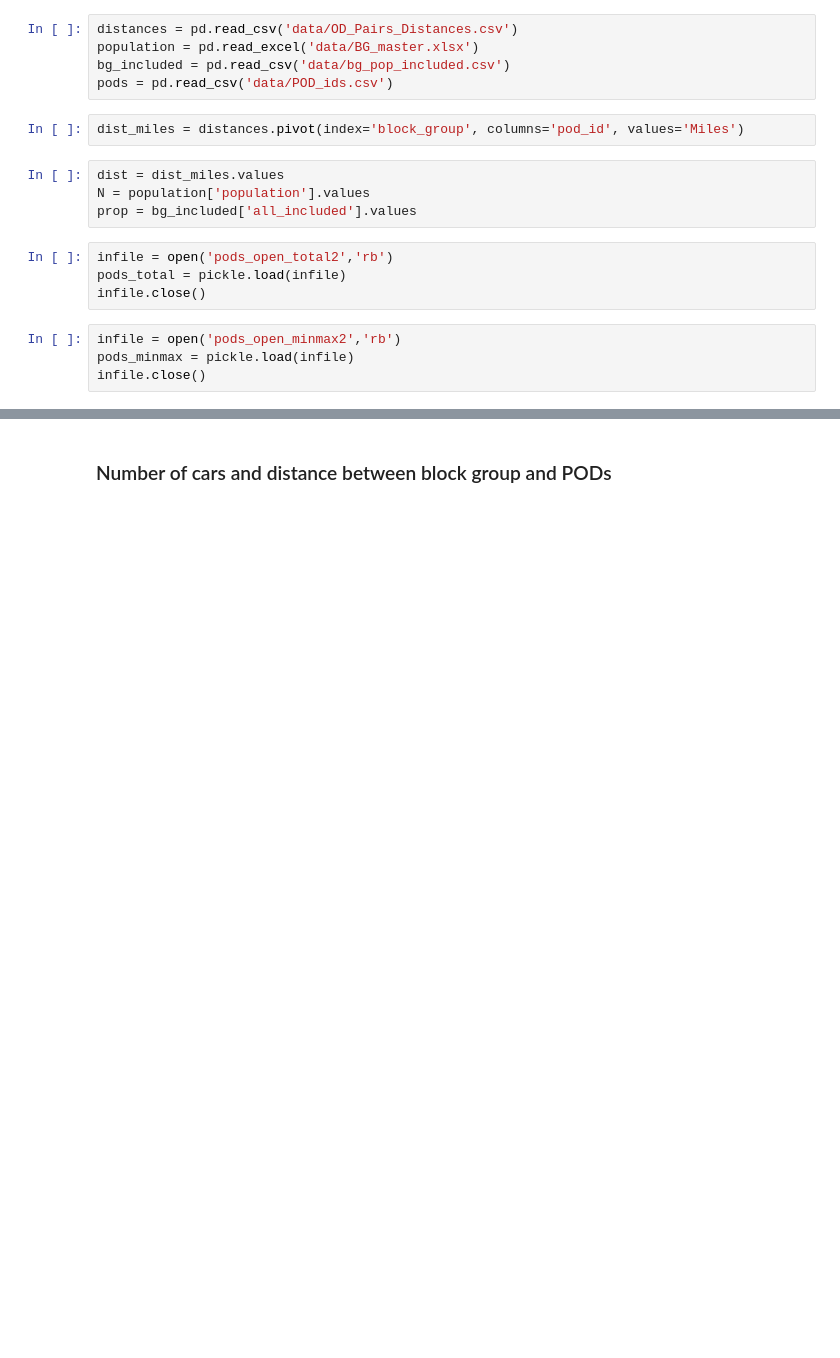
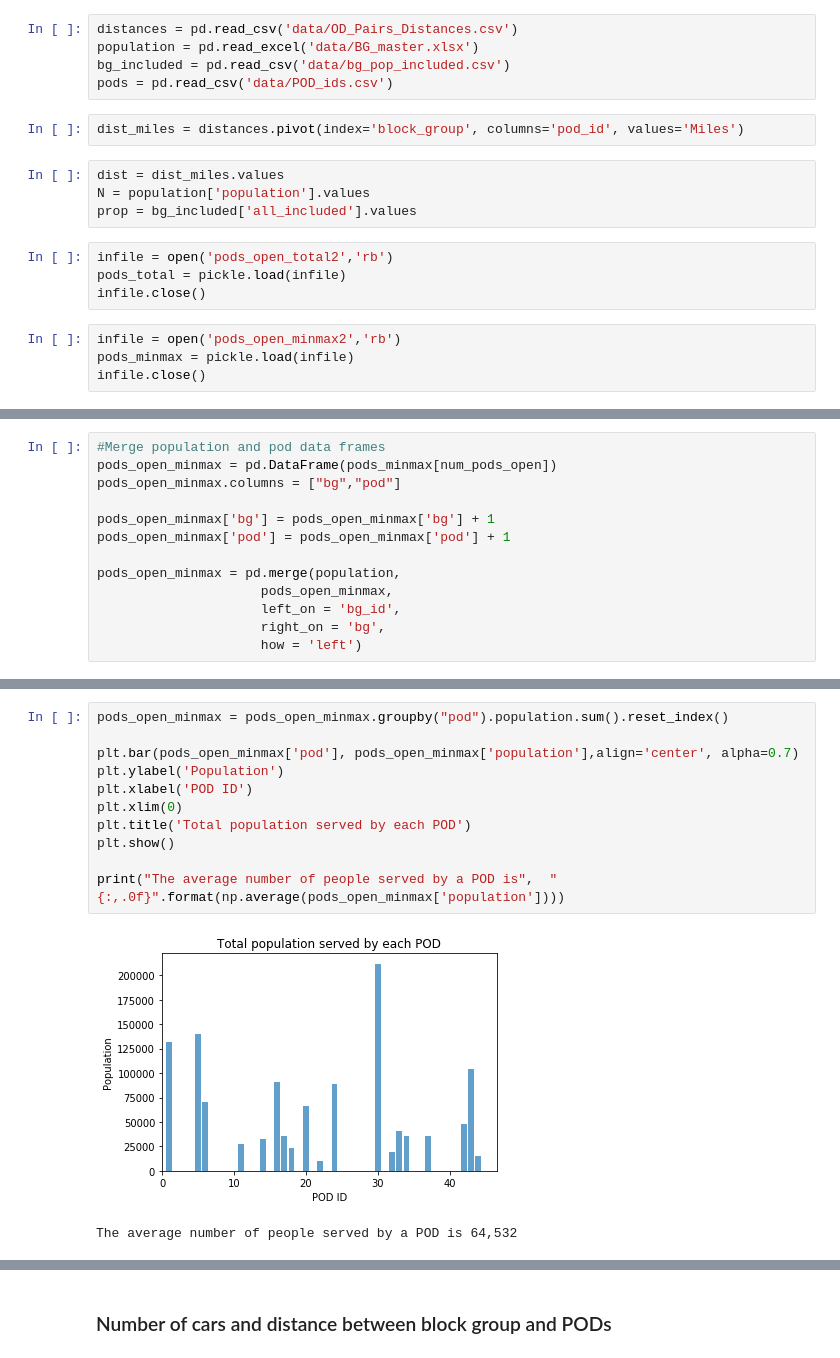
Before and after one commit to espeigle36/points-of-dispense, a Jupyter notebook: Analysis_M.ipynb, the cells around one changed output, grey strips where cells are left out. Saved outputs shown, nothing was run; the diff lists cells and outputs as text; blank space fills up the shorter version.

```diff
--- a/Analysis_M.ipynb
+++ b/Analysis_M.ipynb
@@ -60,0 +127,13 @@ pods_open
+# %%
+#Merge population and pod data frames
+pods_open_minmax = pd.DataFrame(pods_minmax[num_pods_open])
+pods_open_minmax.columns = ["bg","pod"]
+
+pods_open_minmax['bg'] = pods_open_minmax['bg'] + 1
+pods_open_minmax['pod'] = pods_open_minmax['pod'] + 1
+
+pods_open_minmax = pd.merge(population,
+                     pods_open_minmax,
+                     left_on = 'bg_id',
+                     right_on = 'bg',
+                     how = 'left')
@@ -60,0 +152,14 @@ pods_open
+# %%
+pods_open_minmax = pods_open_minmax.groupby("pod").population.sum().reset_index()
+
+plt.bar(pods_open_minmax['pod'], pods_open_minmax['population'],align='center', alpha=0.7)
+plt.ylabel('Population')
+plt.xlabel('POD ID')
+plt.xlim(0)
+plt.title('Total population served by each POD')
+plt.show()
+
+print("The average number of people served by a POD is",  "{:,.0f}".format(np.average(pods_open_minmax['population'])))
+# %% [output]
+[figure, added]
+The average number of people served by a POD is 64,532
```
Also changed, not shown: parts of 18 cells of this notebook, 5 other files.
